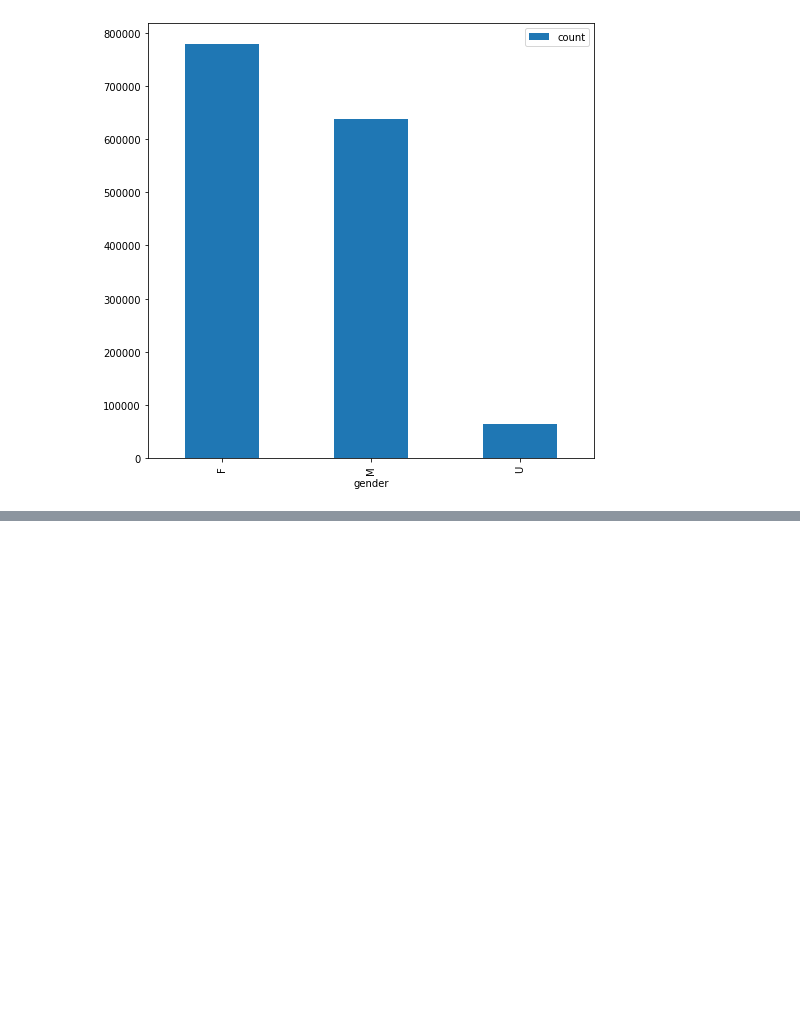
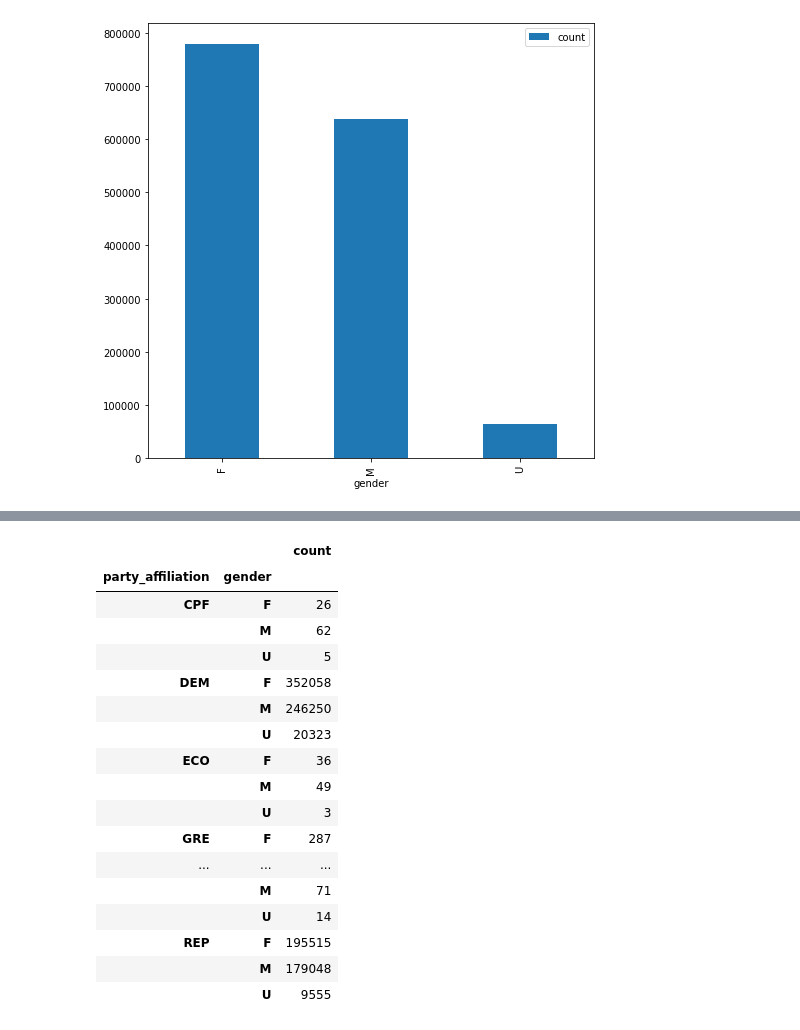
Before and after one commit to ParasAvkirkar/PoliticalPolarizationAndMarriage, a Jupyter notebook: analysis.ipynb, the cells around one changed output, grey strips where cells are left out. Cells and saved outputs as stored; diff of their text form; code cells hidden in the pictures; blank space fills up the shorter version.

```diff
--- a/analysis.ipynb
+++ b/analysis.ipynb
@@ -161,0 +163,21 @@ TypeError: float() argument must be a string or a number, not 'method'
+# %%
+county_voters_registration_df.groupby(['party_affiliation', 'gender'])['voter_id'].agg(['count'])
+# %% [output]
+|  |  | count |
+| party_affiliation | gender |  |
+| CPF | F | 26 |
+|  | M | 62 |
+|  | U | 5 |
+| DEM | F | 352058 |
+|  | M | 246250 |
+|  | U | 20323 |
+| ECO | F | 36 |
+|  | M | 49 |
+|  | U | 3 |
+| GRE | F | 287 |
+| ... | ... | ... |
+|  | M | 71 |
+|  | U | 14 |
+| REP | F | 195515 |
+|  | M | 179048 |
+|  | U | 9555 |
```
Also changed, not shown: parts of 7 cells of this notebook.
